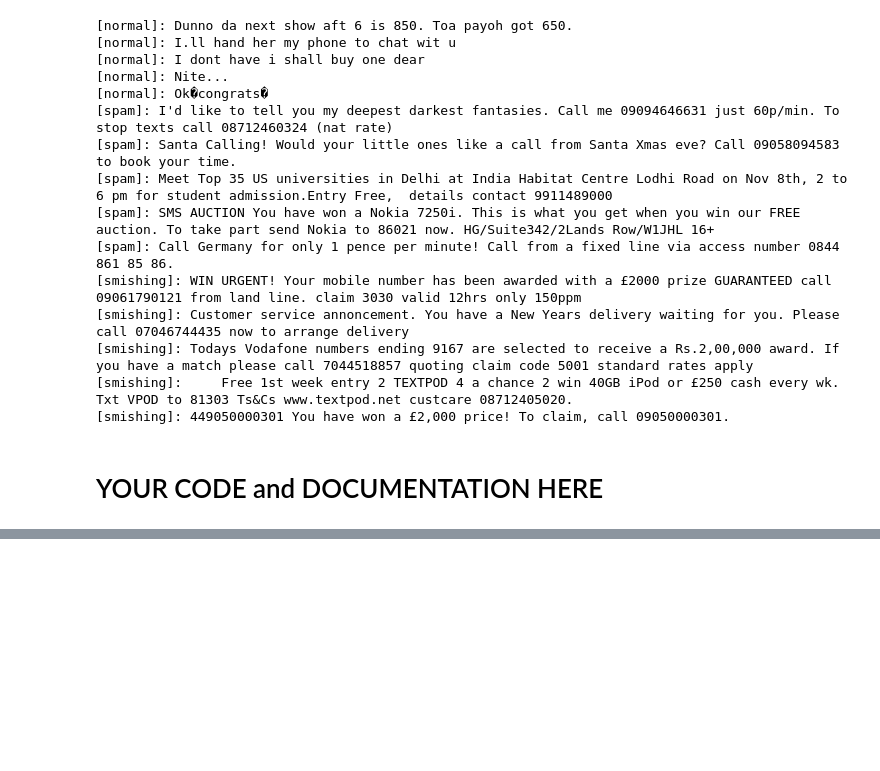
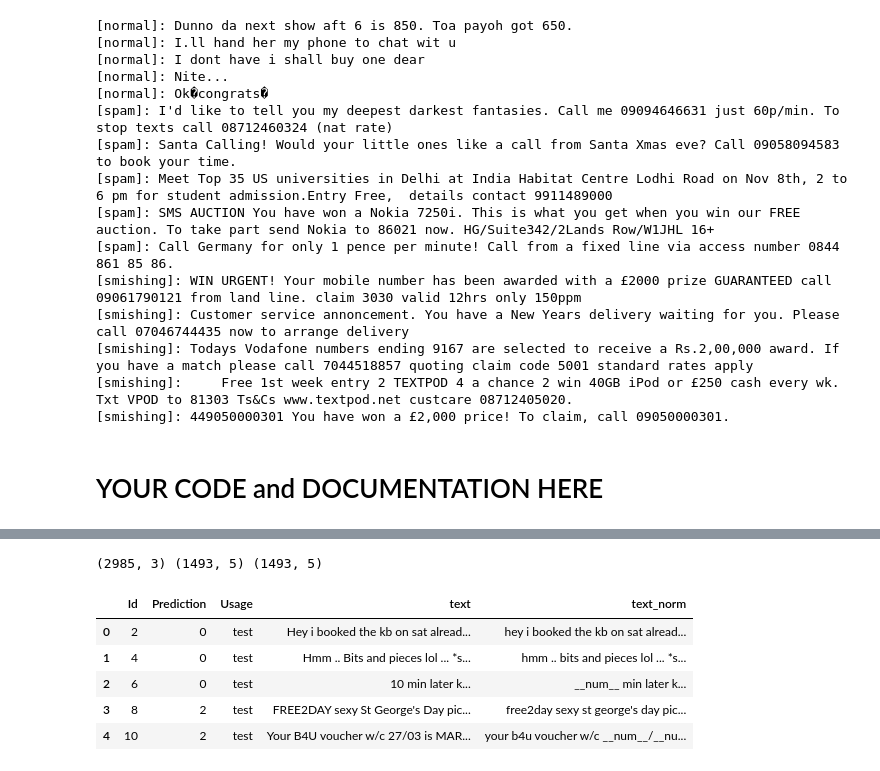
Before and after one commit to zhuohan9036/cs_courses, a Jupyter notebook: cs5489/assignments/assignmen_1/Assignment1-Doc.ipynb, the cells around one changed output, grey strips where cells are left out. Drawn from its saved outputs; the diff is of its cells as text; code cells hidden in the pictures; blank space fills up the shorter version.

```diff
--- a/cs5489/assignments/assignmen_1/Assignment1-Doc.ipynb
+++ b/cs5489/assignments/assignmen_1/Assignment1-Doc.ipynb
@@ -195,0 +259,8 @@ for c in classnames:
+# %%
+train_df = pd.DataFrame({'text': traintxt, 'label': trainY})
+print(f"Train shape: {train_df.shape}")
+print(train_df.head(3))
+
+valtest_txt_df = pd.DataFrame({"ID": np.arange(1, len(testtxt) + 1, dtype=int), 'text': testtxt})
+print(f"Val/Test shape: {valtest_txt_df.shape}")
+valtest_txt_df.head(3)
@@ -195,0 +293,11 @@ for c in classnames:
+# %%
+
+valtest_merged = pd.merge(
+    testY.assign(Id=testY['Id'].astype(int)),
+    valtest_txt_df,
+    on="Id",
+    how="left",
+    validate="one_to_one"
+    )
+print(f"Merged val/test shape: {valtest_merged.shape}")
+valtest_merged.head(3)
@@ -195,0 +374,56 @@ for c in classnames:
+# %%
+import re, unicodedata, string
+from urllib.parse import urlparse
+
+URL_RE = re.compile(r"(https?://\S+|www\.\S+)", re.I)
+NUM_RE = re.compile(r"\b\d+(?:[.,]\d+)?\b")
+EMAIL_RE = re.compile(r"\b[\w\.-]+@[\w\.-]+\.\w+\b", re.I)
+
+def extract_domain(u: str) -> str:
+    try:
+        if not u.lower().startswith(("http://", "https://")):
+            u = "http://" + u
+        host = urlparse(u).hostname or ""
+    except Exception:
+        host = ""
+    return host.lower()
+
+def normalize_trad(s: str) -> str:
+    if not isinstance(s, str):
+        s = str(s)
+    s = unicodedata.normalize("NFKC", s)
+    s = URL_RE.sub("__URL__", s)
+    s = EMAIL_RE.sub("__EMAIL__", s)
+    s = NUM_RE.sub("__NUM__", s)
+    s = s.lower()
+    s = re.sub(r"\s+", " ", s).strip()
+    return s
+
+train_df["text_norm"] = train_df["text"].map(normalize_trad)
+valtest_txt_df["text_norm"]   = valtest_txt_df["text"].map(normalize_trad)
+valtest_merged["text_norm"]  = valtest_merged["text"].map(normalize_trad)
+
+train_df[["text", "text_norm"]].head(3)
+valtest_txt_df[["text", "text_norm"]].head(3)
+valtest_merged[["text", "text_norm"]].head(3)
+
+# train_df.head()
+# valtest_merged.head()
+
+val_df = (valtest_merged.loc[valtest_merged["Usage"].str.lower()=="val"].sort_values("Id").reset_index(drop=True))
+test_df = (valtest_merged.loc[valtest_merged["Usage"].str.lower()=="test"].sort_values("Id").reset_index(drop=True))
+
+# val_df  = valtest_txt_df.loc[valtest_merged["Usage"].str.lower()=="val"].sort_values("Id").reset_index(drop=True)
+# test_df = valtest_txt_df.loc[valtest_merged["Usage"].str.lower()=="test"].sort_values("Id").reset_index(drop=True)
+
+print(train_df.shape, val_df.shape, test_df.shape)
+# train_df.head(2), val_df.head(2), test_df.head(2)
+test_df.head()
+# %% [output]
+(2985, 3) (1493, 5) (1493, 5)
+|  | Id | Prediction | Usage | text | text_norm |
+| 0 | 2 | 0 | test | Hey i booked the kb on sat alread... | hey i booked the kb on sat alread... |
+| 1 | 4 | 0 | test | Hmm .. Bits and pieces lol ... *s... | hmm .. bits and pieces lol ... *s... |
+| 2 | 6 | 0 | test | 10 min later k... | __num__ min later k... |
+| 3 | 8 | 2 | test | FREE2DAY sexy St George's Day pic... | free2day sexy st george's day pic... |
+| 4 | 10 | 2 | test | Your B4U voucher w/c 27/03 is MAR... | your b4u voucher w/c __num__/__nu... |
```
Also changed, not shown: parts of 27 cells of this notebook, 2 other files.
